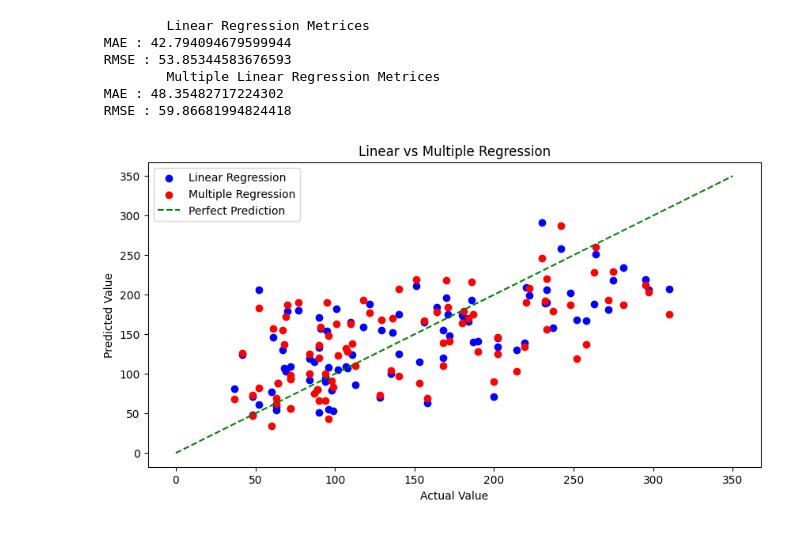
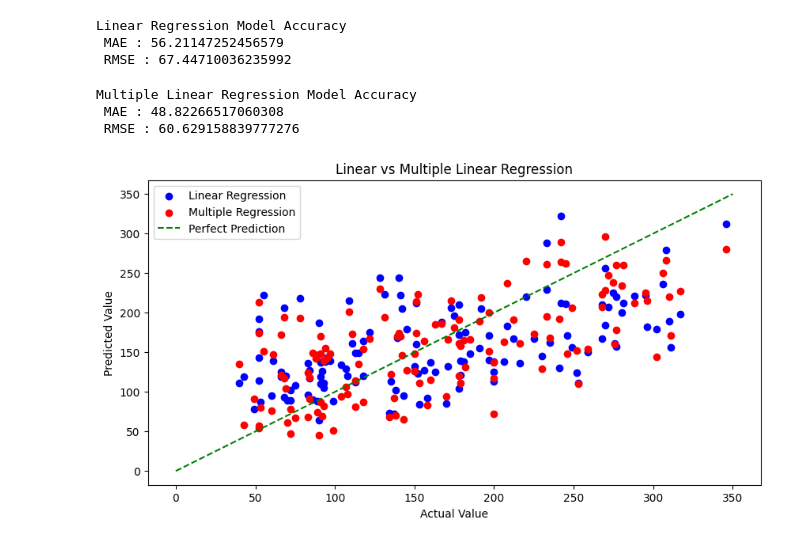
Before and after one commit to developnaveen/aml, a Jupyter notebook: prg2.ipynb, the cells around one changed output. Saved outputs shown, nothing was run; the diff lists cells and outputs as text; code cells hidden in the pictures.

```diff
--- a/prg2.ipynb
+++ b/prg2.ipynb
@@ -14,4 +21,8 @@ X_train,X_test,y_train,y_test = train_test_split(X,y,test_size = 0.2 , random_st
+# %%
+lModel = LinearRegression().fit(X_train_bmi,y_train)
+# %%
+l_predict = lModel.predict(X_test_bmi)
 # %%
-linear_model = LinearRegression().fit(X_train,y_train)
+mModel = LinearRegression().fit(X_train,y_train)
 # %%
-linear_predict = linear_model.predict(X_test)
+m_predict = mModel.predict(X_test)
@@ -29,22 +34,24 @@ multiple_rmse = np.sqrt(mean_squared_error(y_test,multiple_predict))
+# %%
+print(f'Linear Regression Model Accuracy \n MAE : {lmae} \n RMSE : {lrmse}')
+# %% [output]
+Linear Regression Model Accuracy
+ MAE : 56.21147252456579
+ RMSE : 67.44710036235992
 # %%
-print(f"\t Linear Regression Metrices \n MAE : {linear_mae} \n RMSE : {linear_rmse}")
-print(f"\t Multiple Linear Regression Metrices \n MAE : {multiple_mae} \n RMSE : {multiple_rmse}")
+print(f'Multiple Linear Regression Model Accuracy \n MAE : {mmae} \n RMSE : {mrmse}')
 # %% [output]
-         Linear Regression Metrices
- MAE : 42.794094679599944
- RMSE : 53.85344583676593
-         Multiple Linear Regression Metrices
- MAE : 48.35482717224302
- RMSE : 59.86681994824418
+Multiple Linear Regression Model Accuracy
+ MAE : 48.82266517060308
+ RMSE : 60.629158839777276
 # %%
 plt.figure(figsize = (10,5))
-plt.scatter(y_test,linear_predict,c = "b",label = "Linear Regression")
-plt.scatter(y_test,multiple_predict,c = "r",label = "Multiple Regression")
-plt.plot([0,350],[0,350],'g--',label = 'Perfect Prediction')
+plt.scatter(y_test,l_predict,c='b',label='Linear Regression')
+plt.scatter(y_test,m_predict,c='r',label='Multiple Regression')
+plt.plot([0,350],[0,350],'--g',label='Perfect Prediction')
+plt.title('Linear vs Multiple Linear Regression')
 plt.xlabel('Actual Value')
 plt.ylabel('Predicted Value')
-plt.title('Linear vs Multiple Regression')
 plt.legend()
 plt.show()
 # %% [output]
-[figure, old version]
+[figure, new version]
```
Also changed, not shown: parts of 10 cells of this notebook.
